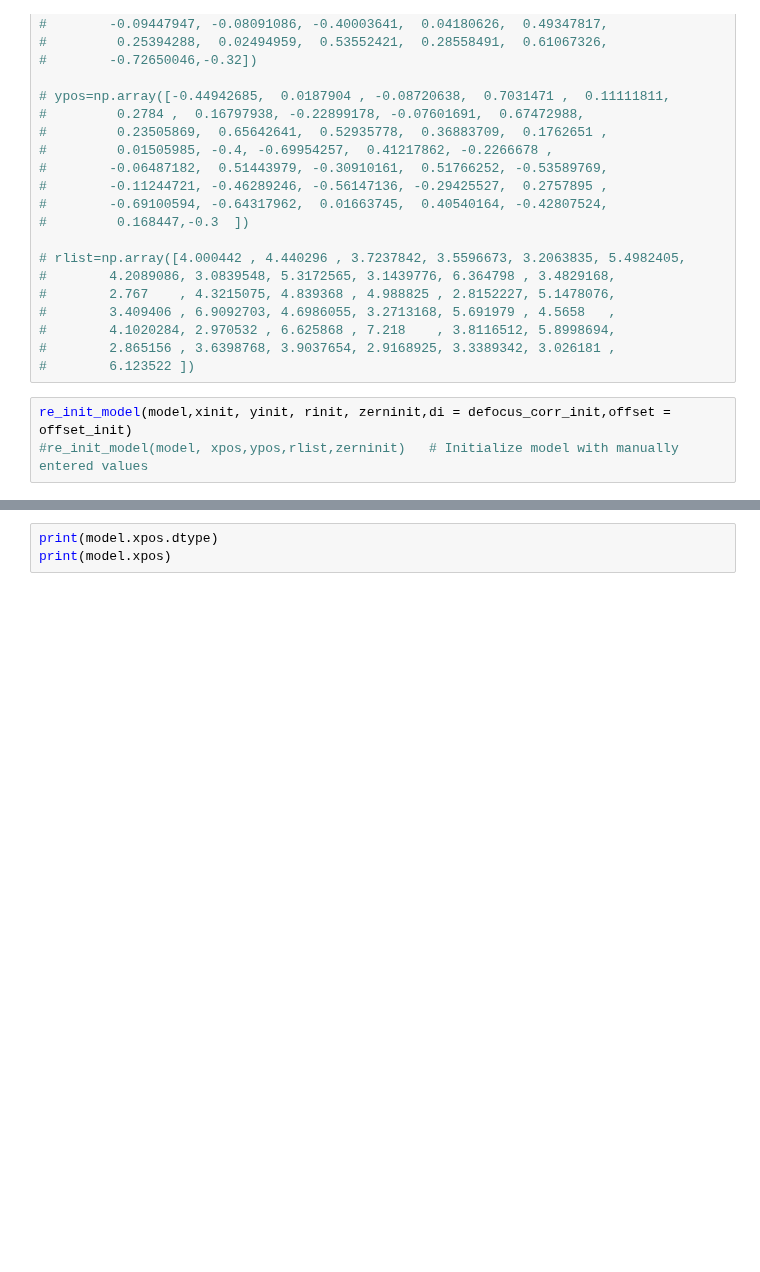
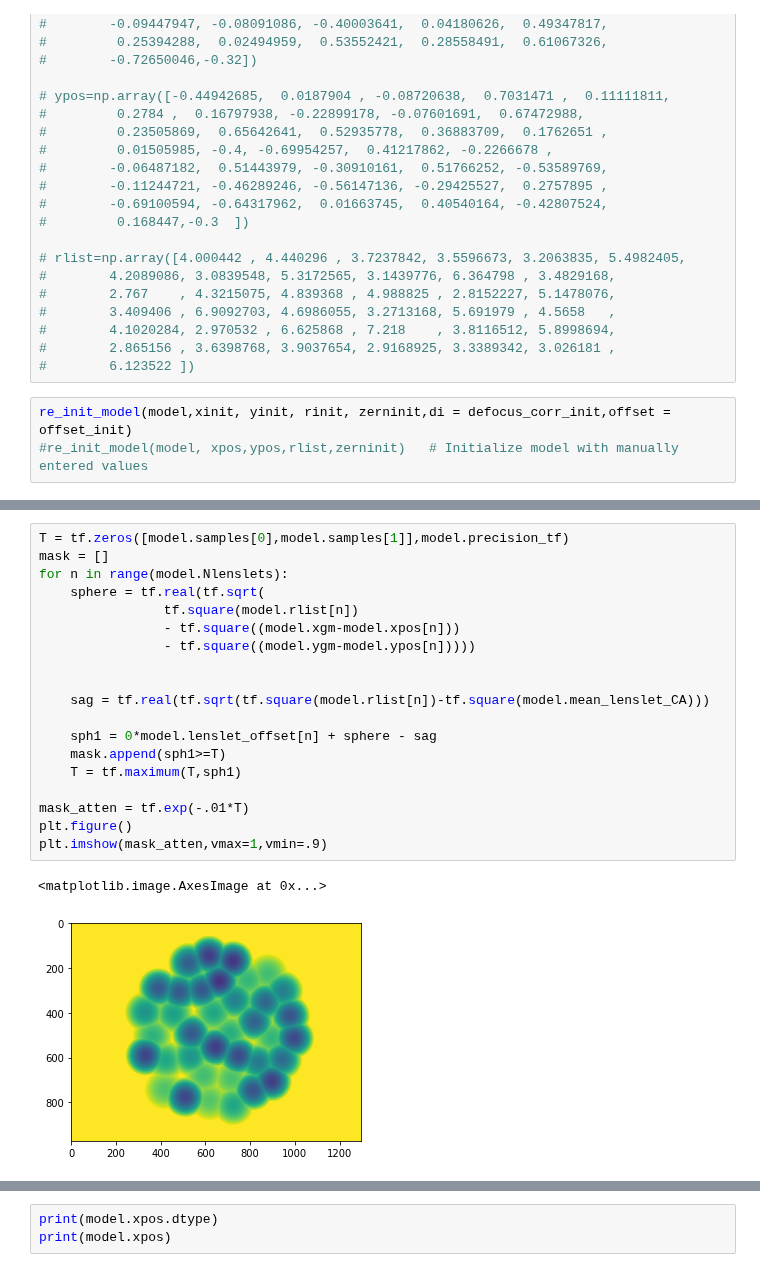
Before and after one commit to antipa/Randoscope_dev, a Jupyter notebook: miniscope_fit_3d_PSF.ipynb, the cells around one changed output, grey strips where cells are left out. Drawn from its saved outputs; the diff is of its cells as text; blank space fills up the shorter version.

```diff
--- a/miniscope_fit_3d_PSF.ipynb
+++ b/miniscope_fit_3d_PSF.ipynb
@@ -234,3 +242,25 @@ plt.plot(R_init)
+# %%
+T = tf.zeros([model.samples[0],model.samples[1]],model.precision_tf)
+mask = []
+for n in range(model.Nlenslets):
+    sphere = tf.real(tf.sqrt(
+                tf.square(model.rlist[n])
+                - tf.square((model.xgm-model.xpos[n]))
+                - tf.square((model.ygm-model.ypos[n]))))
+
+
+    sag = tf.real(tf.sqrt(tf.square(model.rlist[n])-tf.square(model.mean_lenslet_CA)))
+
+    sph1 = 0*model.lenslet_offset[n] + sphere - sag
+    mask.append(sph1>=T)
+    T = tf.maximum(T,sph1)
+
+mask_atten = tf.exp(-.01*T)
+plt.figure()
+plt.imshow(mask_atten,vmax=1,vmin=.9)
+# %% [output]
+<matplotlib.image.AxesImage at 0x...>
+[figure, added]
 # %%
 ls,_ = tf_utils.loss(model,defocus_init)
 print(ls)
```
Also changed, not shown: parts of 15 cells of this notebook, 2 other files.
